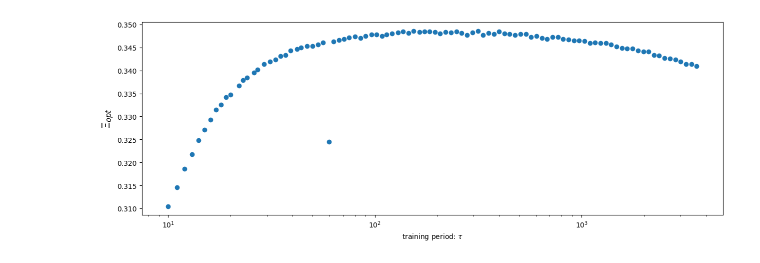
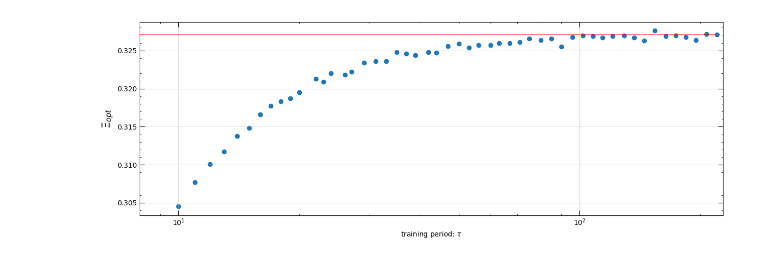
Before and after one commit to Moorboor/WindGust, a Jupyter notebook: PlotROC.ipynb, the cells around one changed output. Saved outputs shown, nothing was run; the diff lists cells and outputs as text; code cells hidden in the pictures.

```diff
--- a/PlotROC.ipynb
+++ b/PlotROC.ipynb
@@ -16,7 +16,7 @@ ARRAY_PATH = os.path.join(DIRNAME, "Arrays")
 os.makedirs(ARRAY_PATH, exist_ok=True)
 os.makedirs(PLOTS_PATH, exist_ok=True)
 
-path = os.path.join(ARRAY_PATH, "2015-2017_100m", "AutoRegression2", "AR(3)", "GustTh=1.5", "Beta=1")
+path = os.path.join(ARRAY_PATH, "2015-2017_100m", "AutoRegression2", "AR(2)", "GustTh=1.5", "Beta=1")
 performances = {fname.replace(".csv", ""): pd.read_csv(os.path.join(path, fname)) for fname in os.listdir(path) if fname.endswith(".csv")}
 # %%
 def plot_roc(*, fname, performances):
@@ -51,4 +51,4 @@ def plot_roc(*, fname, performances):
 # %%
-# for fname, performance in performances.items():
-#     performance = performance.drop("Unnamed: 0", axis=1)
-#     plot_roc(fname=fname, performances=performance)
+for fname, performance in performances.items():
+    performance = performance.drop("Unnamed: 0", axis=1)
+    plot_roc(fname=fname, performances=performance)
@@ -88,8 +71,16 @@ xis_ordered
 # %%
 _ = plt.figure(figsize=(15,5))
 plt.scatter(xis_ordered, [xis[x] for x in xis_ordered])
+plt.plot(np.ones(xis_ordered[-1])*xis[xis_ordered[-1]], c="red", alpha=0.5)
 plt.xlabel(r"training period: $\tau$", fontsize=10)
 plt.ylabel(r"$\Xi_{opt}$", fontsize=15)
+plt.xlim(8,xis_ordered[-1]+8)
 plt.xscale("log")
+
+plt.grid(linewidth=0.4, alpha=0.8)
+
+plt.minorticks_on()
+plt.tick_params(direction="in", which="major", length=7, bottom=True, top=True, right=True)
+plt.tick_params(direction="in", which="minor", length=2.5, bottom=True, top=True, right=True)
 # %% [output]
-[figure, old version]
+[figure, new version]
```
Also changed, not shown: parts of 3 cells of this notebook, 1 other file.
